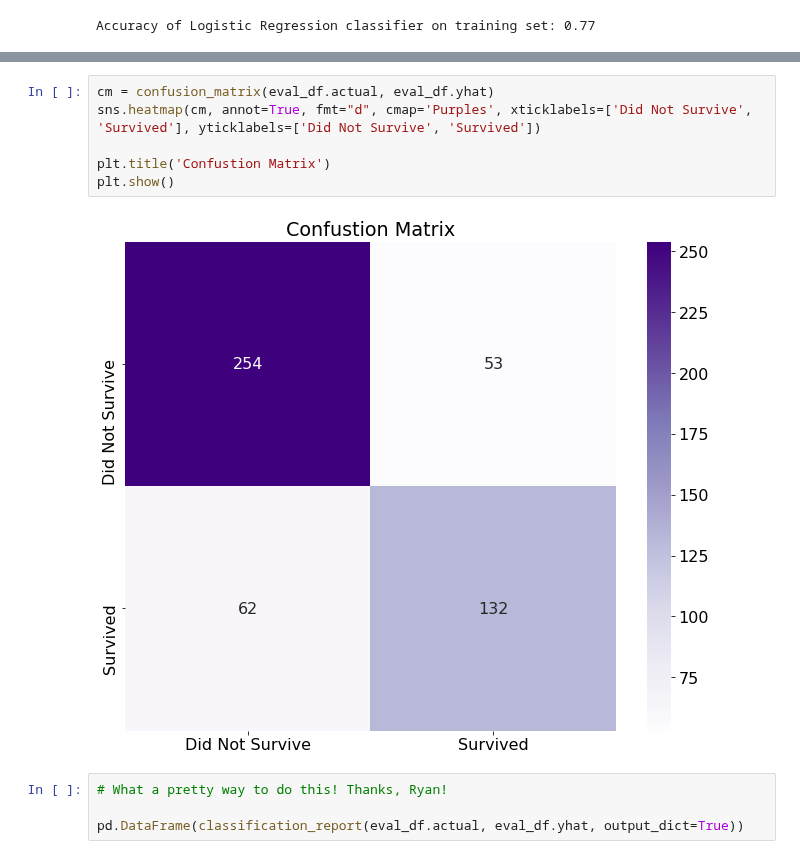
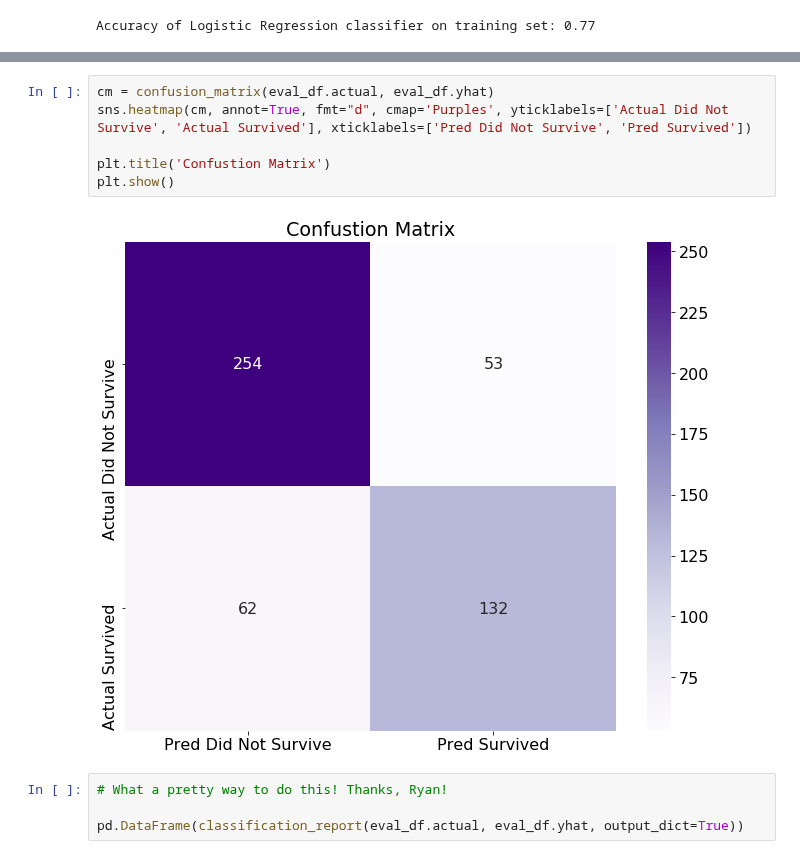
Before and after one commit to faithkane3/ds-methodologies-exercises, a Jupyter notebook: classification/logistic_regression_exercises.ipynb, the cells around one changed output, grey strips where cells are left out. Saved outputs shown, nothing was run; the diff lists cells and outputs as text.

```diff
--- a/classification/logistic_regression_exercises.ipynb
+++ b/classification/logistic_regression_exercises.ipynb
@@ -180,11 +180,11 @@ UFuncTypeError: ufunc 'add' did not contain a loop with signature matching types
 # %%
 cm = confusion_matrix(eval_df.actual, eval_df.yhat)
-sns.heatmap(cm, annot=True, fmt="d", cmap='Purples', xticklabels=['Did Not Survive', 'Survived'], yticklabels=['Did Not Survive', 'Survived'])
+sns.heatmap(cm, annot=True, fmt="d", cmap='Purples', yticklabels=['Actual Did Not Survive', 'Actual Survived'], xticklabels=['Pred Did Not Survive', 'Pred Survived'])
 
 plt.title('Confustion Matrix')
 plt.show()
 # %% [output]
-[figure, old version]
+[figure, new version]
 # %%
 # What a pretty way to do this! Thanks, Ryan!
 
```
Also changed, not shown: parts of 3 cells of this notebook, 2 other files.
